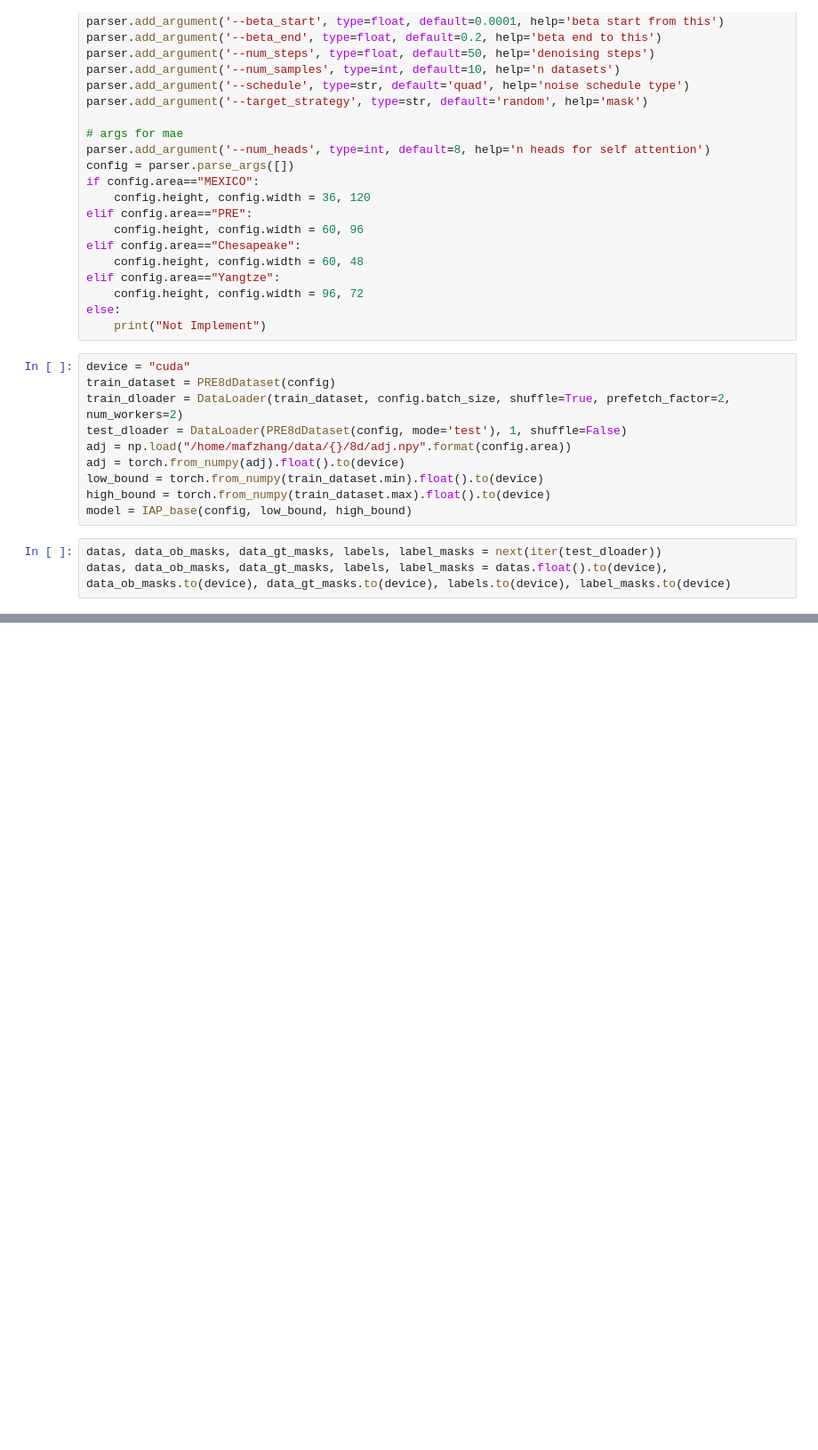
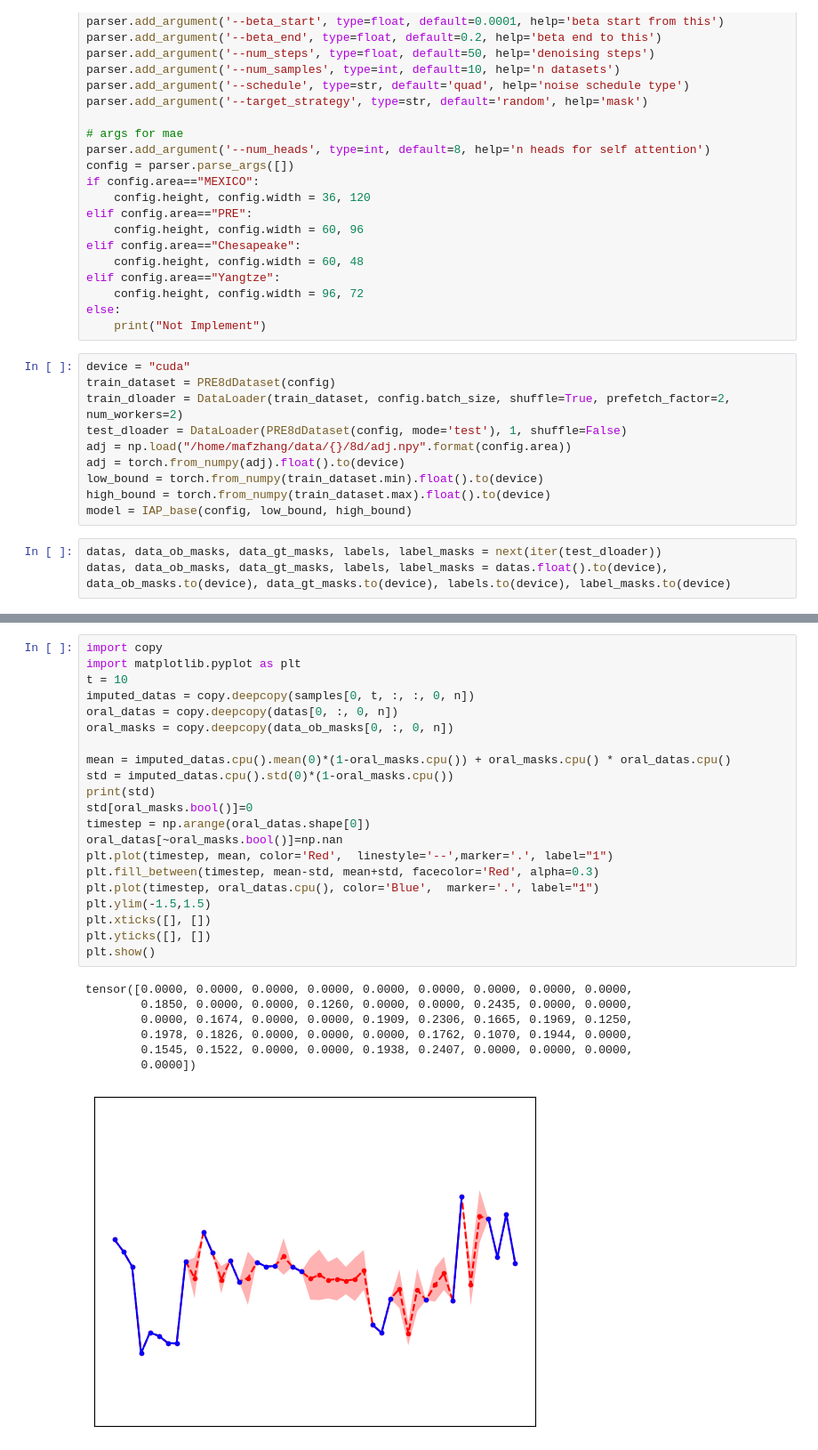
Before and after one commit to YangLabHKUST/STIMP, a Jupyter notebook: visualization/PRE/imputation_process.ipynb, the cells around one changed output, grey strips where cells are left out. Shown at 89% size. Saved outputs shown, nothing was run; the diff lists cells and outputs as text; blank space fills up the shorter version.

```diff
--- a/visualization/PRE/imputation_process.ipynb
+++ b/visualization/PRE/imputation_process.ipynb
@@ -72,0 +116,29 @@ datas, data_ob_masks, data_gt_masks, labels, label_masks = datas.float().to(devi
+# %%
+import copy
+import matplotlib.pyplot as plt
+t = 10
+imputed_datas = copy.deepcopy(samples[0, t, :, :, 0, n])
+oral_datas = copy.deepcopy(datas[0, :, 0, n])
+oral_masks = copy.deepcopy(data_ob_masks[0, :, 0, n])
+
+mean = imputed_datas.cpu().mean(0)*(1-oral_masks.cpu()) + oral_masks.cpu() * oral_datas.cpu()
+std = imputed_datas.cpu().std(0)*(1-oral_masks.cpu())
+print(std)
+std[oral_masks.bool()]=0
+timestep = np.arange(oral_datas.shape[0])
+oral_datas[~oral_masks.bool()]=np.nan
+plt.plot(timestep, mean, color='Red',  linestyle='--',marker='.', label="1")
+plt.fill_between(timestep, mean-std, mean+std, facecolor='Red', alpha=0.3)
+plt.plot(timestep, oral_datas.cpu(), color='Blue',  marker='.', label="1")
+plt.ylim(-1.5,1.5)
+plt.xticks([], [])
+plt.yticks([], [])
+plt.show()
+# %% [output]
+tensor([0.0000, 0.0000, 0.0000, 0.0000, 0.0000, 0.0000, 0.0000, 0.0000, 0.0000,
+        0.1850, 0.0000, 0.0000, 0.1260, 0.0000, 0.0000, 0.2435, 0.0000, 0.0000,
+        0.0000, 0.1674, 0.0000, 0.0000, 0.1909, 0.2306, 0.1665, 0.1969, 0.1250,
+        0.1978, 0.1826, 0.0000, 0.0000, 0.0000, 0.1762, 0.1070, 0.1944, 0.0000,
+        0.1545, 0.1522, 0.0000, 0.0000, 0.1938, 0.2407, 0.0000, 0.0000, 0.0000,
+        0.0000])
+[figure, added]
```
Also changed, not shown: parts of 5 cells of this notebook, 1 other file.
